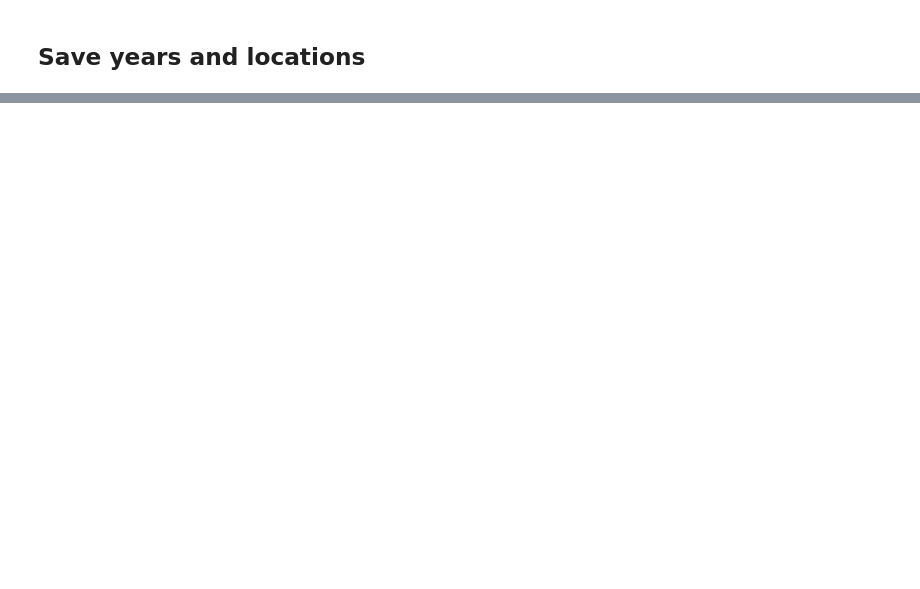
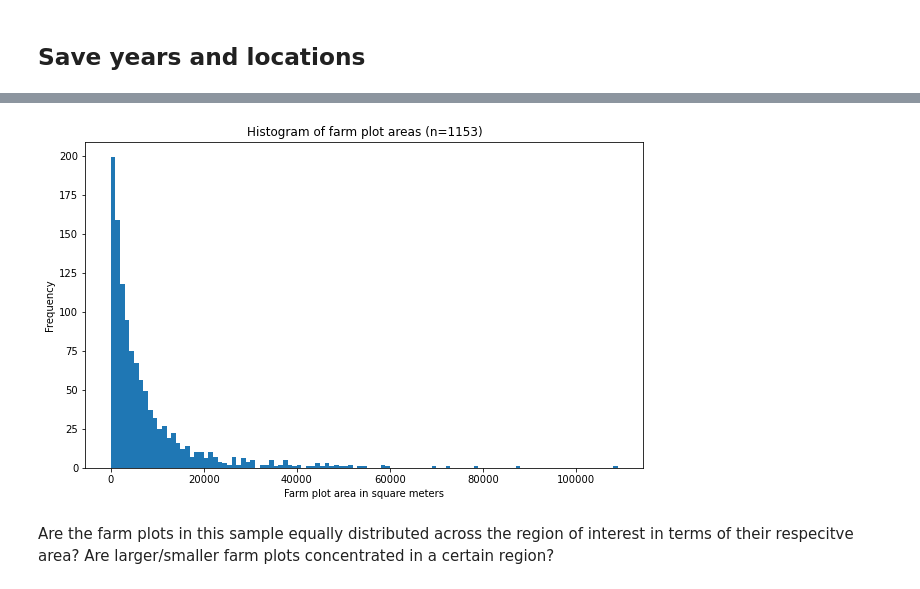
Before and after one commit to alexvmt/farm_plot_detection, a Jupyter notebook: farm_plots_fixed_eda.ipynb, the cells around one changed output, grey strips where cells are left out. Saved outputs shown, nothing was run; the diff lists cells and outputs as text; code cells hidden in the pictures; blank space fills up the shorter version.

Commit message:
get farm plot areas

```diff
--- a/farm_plots_fixed_eda.ipynb
+++ b/farm_plots_fixed_eda.ipynb
@@ -208,0 +213,3 @@ farm_plots[['year', 'geometry']].to_file('data/farm_plots_fixed_locations.shp')
+# %%
+# Re-project to equal area projection
+area = farm_plots['geometry'].to_crs({'proj':'cea'})
@@ -208,0 +275,11 @@ farm_plots[['year', 'geometry']].to_file('data/farm_plots_fixed_locations.shp')
+# %%
+plt.figure(figsize=(10,6))
+plt.hist(area.area, bins=range(0,110000,1000))
+plt.title('Histogram of farm plot areas (n={})'.format(len(area)))
+plt.xlabel('Farm plot area in square meters')
+plt.ylabel('Frequency')
+plt.show()
+# %% [output]
+[figure, added]
+# %% [markdown]
+Are the farm plots in this sample equally distributed across the region of interest in terms of their respecitve area? Are larger/smaller farm plots concentrated in a certain region?
```
Also changed, not shown: parts of 7 cells of this notebook, 1 other file.
